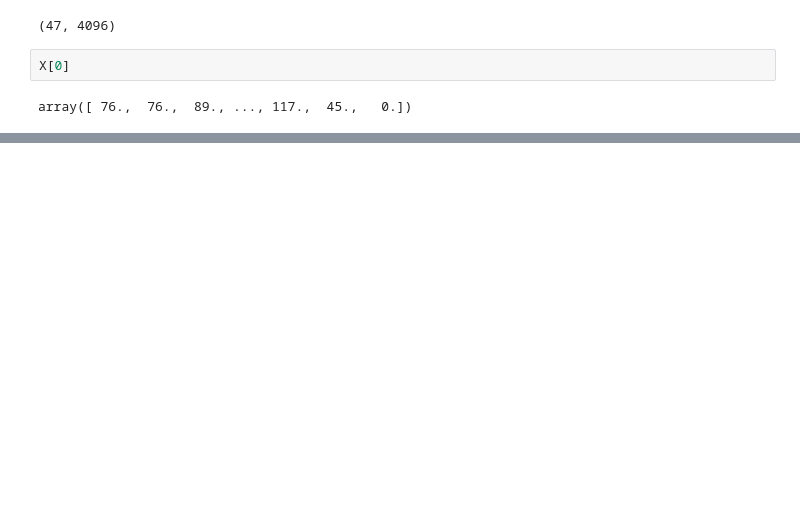
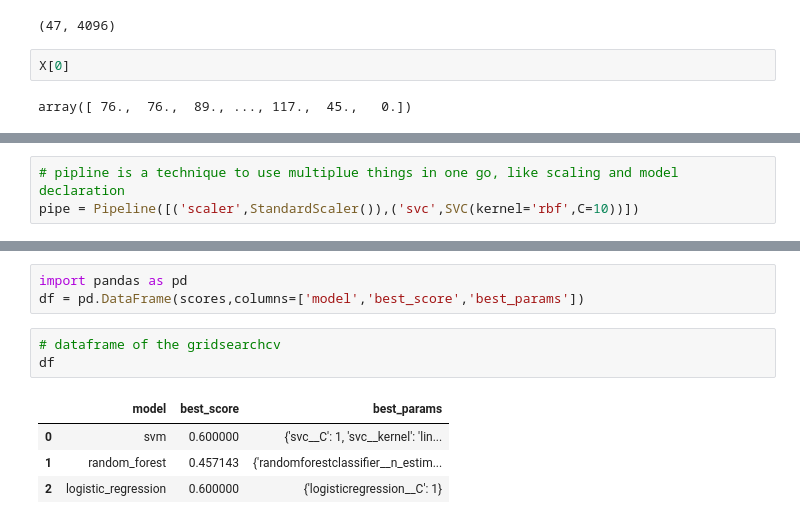
Before and after one commit to Ataullha/StarGaze-BD, a Jupyter notebook: model/famous_bangladeshi_persona_identification_model.ipynb, the cells around one changed output, grey strips where cells are left out. Saved outputs shown, nothing was run; the diff lists cells and outputs as text; blank space fills up the shorter version.

```diff
--- a/model/famous_bangladeshi_persona_identification_model.ipynb
+++ b/model/famous_bangladeshi_persona_identification_model.ipynb
@@ -341,0 +372,3 @@ array([ 76.,  76.,  89., ..., 117.,  45.,   0.])
+# %%
+# pipline is a technique to use multiplue things in one go, like scaling and model declaration
+pipe = Pipeline([('scaler',StandardScaler()),('svc',SVC(kernel='rbf',C=10))])
@@ -341,0 +451,11 @@ array([ 76.,  76.,  89., ..., 117.,  45.,   0.])
+# %%
+import pandas as pd
+df = pd.DataFrame(scores,columns=['model','best_score','best_params'])
+# %%
+# dataframe of the gridsearchcv
+df
+# %% [output]
+|  | model | best_score | best_params |
+| 0 | svm | 0.600000 | {'svc__C': 1, 'svc__kernel': 'lin... |
+| 1 | random_forest | 0.457143 | {'randomforestclassifier__n_estim... |
+| 2 | logistic_regression | 0.600000 | {'logisticregression__C': 1} |
```
Also changed, not shown: parts of 30 cells of this notebook, 2 other files.
